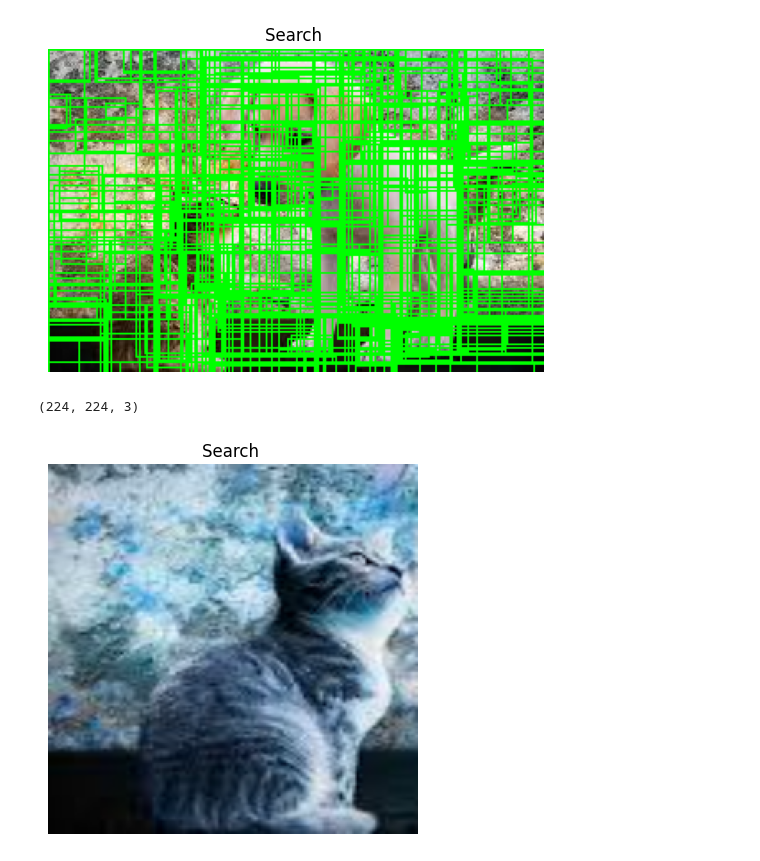
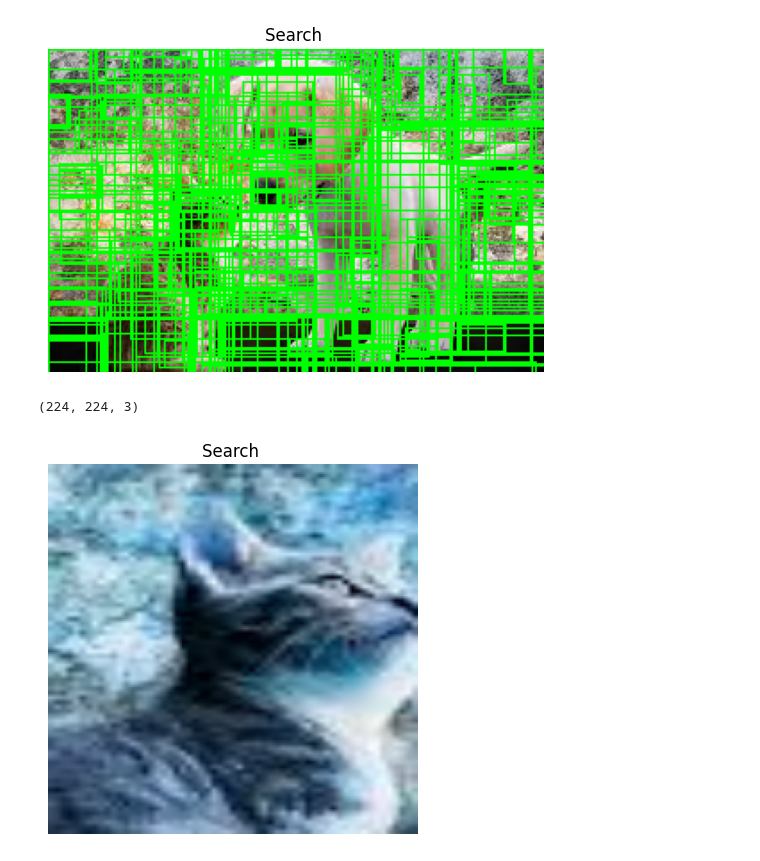
Before and after one commit to JuniorHZ19/CNN-PARA-DETECION-DE-OBJETOS, a Jupyter notebook: R-CNN.ipynb, the cells around one changed output. Cells and saved outputs as stored; diff of their text form; code cells hidden in the pictures.

```diff
--- a/R-CNN.ipynb
+++ b/R-CNN.ipynb
@@ -128,8 +128,10 @@ def get_Region_Proposals(img,max_regiones=2000):
 # Crear un objeto de Selective Search
  ss = cv2.ximgproc.segmentation.createSelectiveSearchSegmentation()
 
+ image_bgr = cv2.cvtColor(img, cv2.COLOR_RGB2BGR)
+
 # Configurar la imagen para Selective Search
- ss.setBaseImage(img)
+ ss.setBaseImage(image_bgr)
 
 # Modo rápido o calidad
 
@@ -158,33 +160,39 @@ plt.axis('off')  # Ocultar los ejes
 plt.title("Search ")
 plt.show()
 # %% [output]
-[figure, old version]
+[figure, new version]
 # %%
 #Funcion redimension dee regiones para entrada al cnn:
 
 def extract_region(image,rect,size=(224,224)):
   x=rect[0]
   y=rect[1]
   w=rect[2]
   h=rect[3]
 
+  if x < 0 or y < 0 or x + w > image.shape[1] or y + h > image.shape[0]:
+        raise ValueError("La región extraída excede los límites de la imagen.")
+        print(rect)
   region=image[y:y+h, x:x+w] #crop imagen segun recta
+
+  if region.size == 0:  # Verificar si la región extraída es válida
+        raise ValueError("La región extraída tiene dimensiones inválidas.")
 
   img_region=cv2.resize(region, size) #redimensionar para entrada a vgg16 imanges 224x224
 
   return img_region
 
-img=extract_region(image,rectas_propuestas[500])
+img=extract_region(image,rectas_propuestas[100])
 
 print(img.shape)
 
 plt.imshow(img)
 plt.axis('off')  # Ocultar los ejes
 plt.title("Search ")
 plt.show()
 # %% [output]
 (224, 224, 3)
-[figure, old version]
+[figure, new version]
 # %%
 #funcion calcular iou para comparar la region propuesta con la real:
 
```
Also changed, not shown: parts of 3 cells of this notebook.
